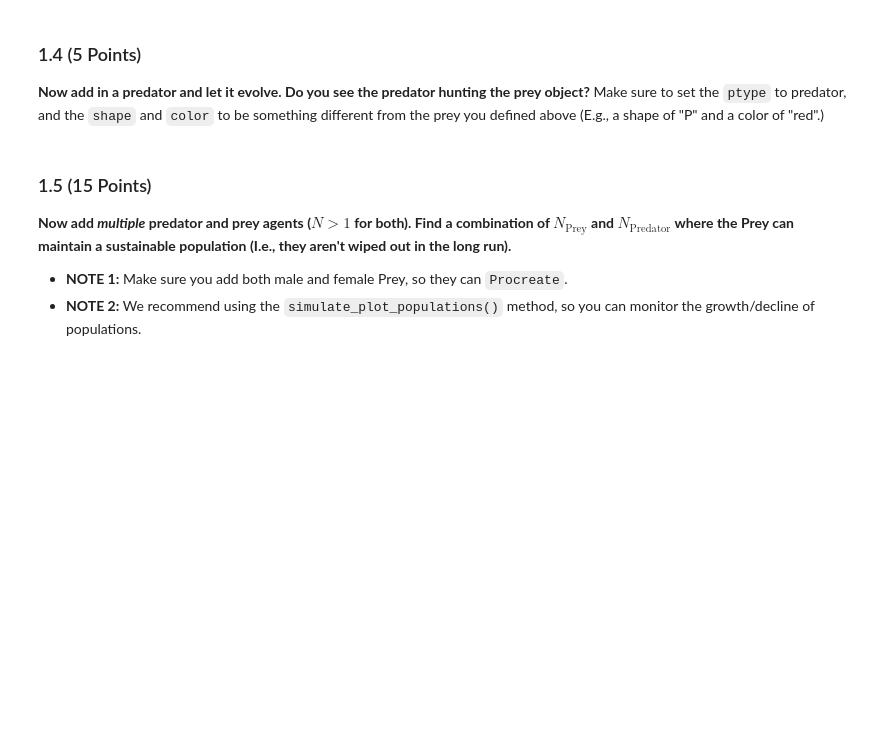
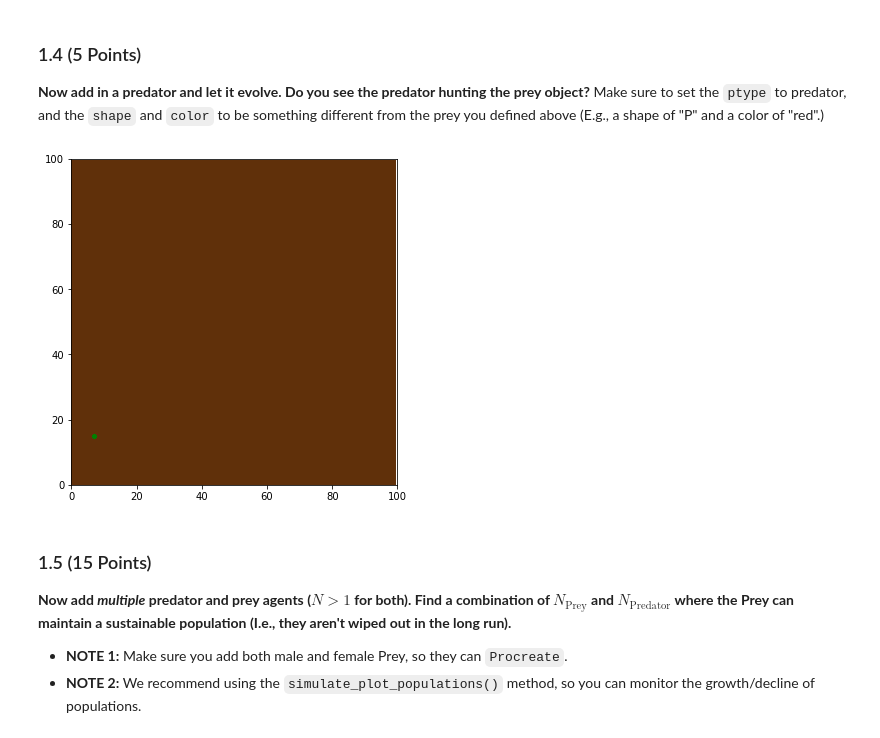
Before and after one commit to mccoll58/CMSE202-s23-turnin, a Jupyter notebook: HW3/HW3_ABMs_STUDENT.ipynb, the cells around one changed output. Cells and saved outputs as stored; diff of their text form; code cells hidden in the pictures; blank space fills up the shorter version.

```diff
--- a/HW3/HW3_ABMs_STUDENT.ipynb
+++ b/HW3/HW3_ABMs_STUDENT.ipynb
@@ -94,3 +107,12 @@ NameError: name 'self' is not defined
+# %%
+#Write your code here
+Female = Animal_Agent(sex="F",color = 'red',shape = 'o')
+Predator = Animal_Agent(ptype = "Predator",color = "green",shape = 'P')
+E.add_agent(Predator)
+E.add_agent(Female)
+E.simulate(60)
+# %% [output]
+[figure, added]
 # %% [markdown]
 ### 1.5 (15 Points)
 
```
Also changed, not shown: parts of 21 cells of this notebook.
